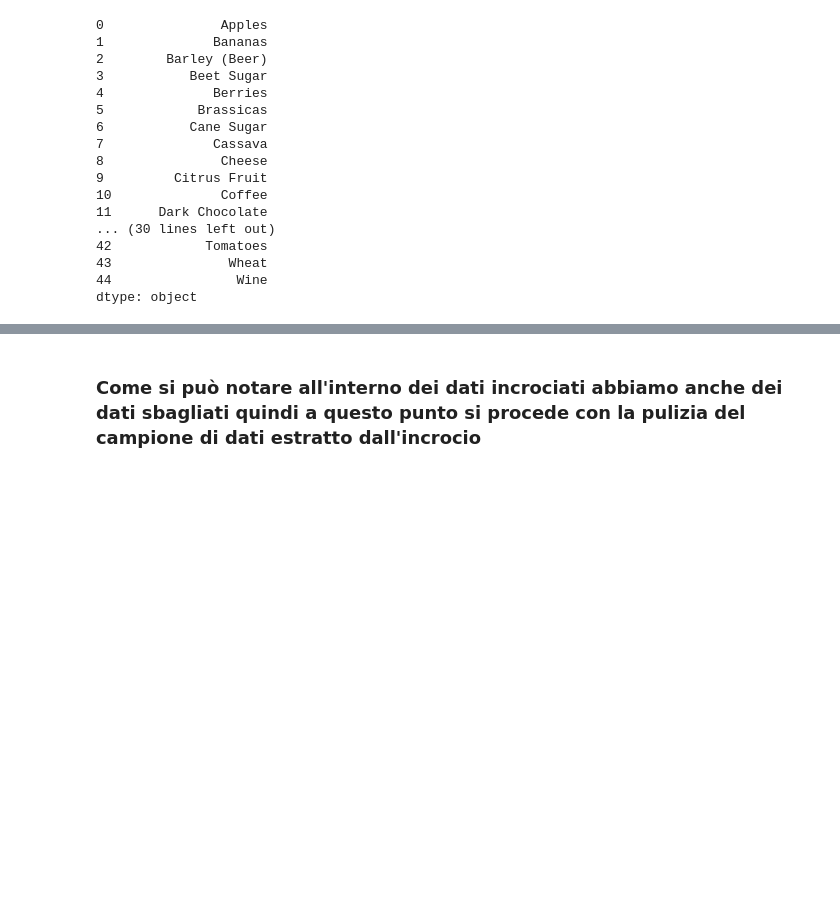
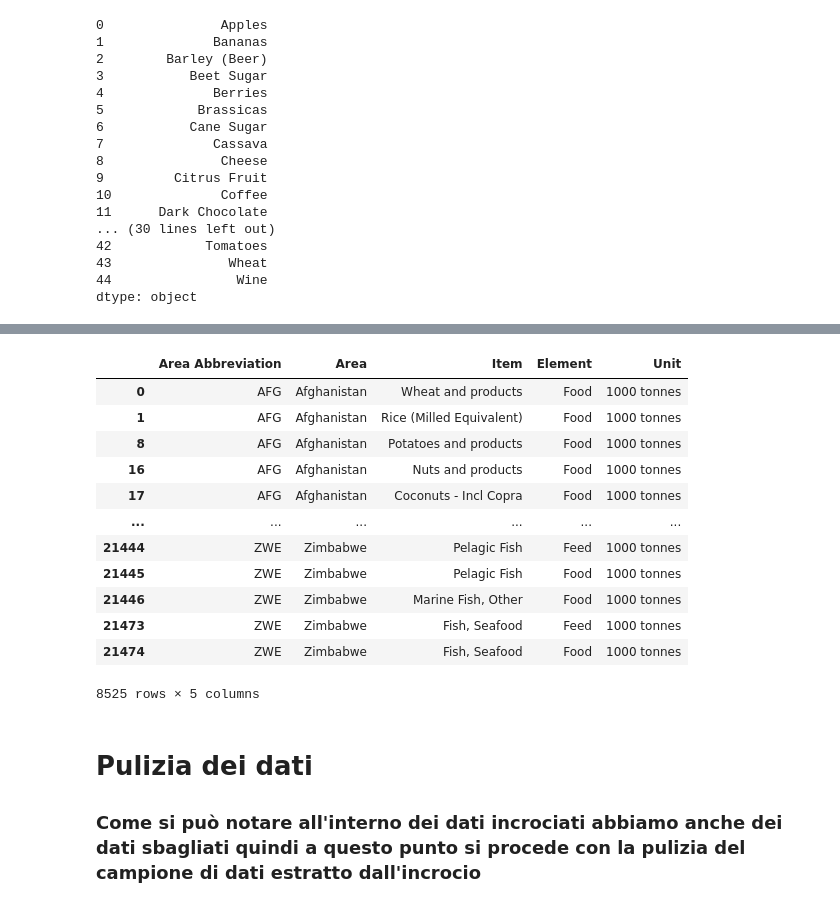
Before and after one commit to monkeymatt0/ProduzioneCibiMangimiImpattoAmbientale, a Jupyter notebook: MatteoVolleroDataVis.ipynb, the cells around one changed output, grey strips where cells are left out. Drawn from its saved outputs; the diff is of its cells as text; code cells hidden in the pictures; blank space fills up the shorter version.

```diff
--- a/MatteoVolleroDataVis.ipynb
+++ b/MatteoVolleroDataVis.ipynb
@@ -188,11 +188,9 @@ dtype: object
 ### Ovviamente l'incrocio dei dati porterà ad una diminuzione del campione il che è naturale poichè non vengono tracciati tutti i cibi che ci sono nel datset delle Nazioni Unite
 # %%
 prodotti_tracciati = list()
-for record in FAO_df["Item"]:
+for index, record in FAO_df[colonne_interessate].iterrows():
      for i in range(len(cibi)):
-          if cibi[i].lower() in record.lower():
-               prodotti_tracciati.append(record)
-
-prodotti_tracciati = pd.Series(prodotti_tracciati)
-prodotti_tracciati
+          if cibi[i].lower() in record["Item"].lower():
+               prodotti_tracciati.append(index)
+print("Numero di prodotti tracciati: ", len(prodotti_tracciati))
 # %% [output]
@@ -210,0 +201,17 @@ Length: 5649, dtype: object
+# %%
+colonne_dict = {
+     'Beet Sugar': 'sugar beet',
+     'Cane Sugar': 'sugar cane',
+     'Citrus Fruit': 'citrus',
+     'Fish (farmed)': 'fish',
+     'Other Fruit': 'fruits, other',
+     'Other Pulses': 'pulses, other and product',
+     'Other Vegetables': 'vegetables, other',
+     'Pig Meat': 'pigmeat',
+}
+
+for index, record in FAO_df[colonne_interessate].iterrows():
+     for key in colonne_dict.keys():
+          if colonne_dict[key].lower() in record["Item"].lower() and index not in prodotti_tracciati:
+               prodotti_tracciati.append(index)
+print("Numero di prodotti tracciati: ", len(prodotti_tracciati))
@@ -211,2 +223,21 @@ Length: 5649, dtype: object
+# %%
+prodotti_tracciati_df = FAO_df.iloc[prodotti_tracciati]
+prodotti_tracciati_df = prodotti_tracciati_df[colonne_interessate]
+prodotti_tracciati_df
+# %% [output]
+|  | Area Abbreviation | Area | Item | Element | Unit |
+| 0 | AFG | Afghanistan | Wheat and products | Food | 1000 tonnes |
+| 1 | AFG | Afghanistan | Rice (Milled Equivalent) | Food | 1000 tonnes |
+| 8 | AFG | Afghanistan | Potatoes and products | Food | 1000 tonnes |
+| 16 | AFG | Afghanistan | Nuts and products | Food | 1000 tonnes |
+| 17 | AFG | Afghanistan | Coconuts - Incl Copra | Food | 1000 tonnes |
+| ... | ... | ... | ... | ... | ... |
+| 21444 | ZWE | Zimbabwe | Pelagic Fish | Feed | 1000 tonnes |
+| 21445 | ZWE | Zimbabwe | Pelagic Fish | Food | 1000 tonnes |
+| 21446 | ZWE | Zimbabwe | Marine Fish, Other | Food | 1000 tonnes |
+| 21473 | ZWE | Zimbabwe | Fish, Seafood | Feed | 1000 tonnes |
+| 21474 | ZWE | Zimbabwe | Fish, Seafood | Food | 1000 tonnes |
+8525 rows × 5 columns
 # %% [markdown]
+# Pulizia dei dati
 ### Come si può notare all'interno dei dati incrociati abbiamo anche dei dati sbagliati quindi a questo punto si procede con la pulizia del campione di dati estratto dall'incrocio
```
Also changed, not shown: parts of 7 cells of this notebook, 1 other file.
